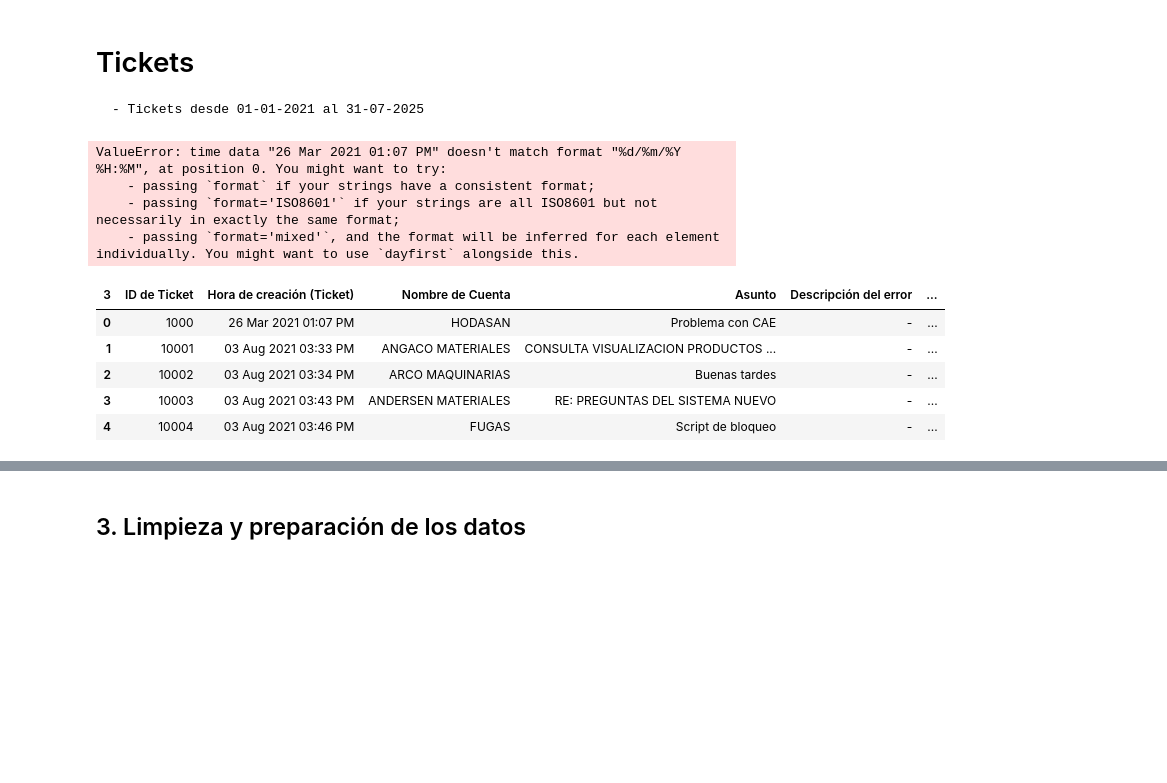
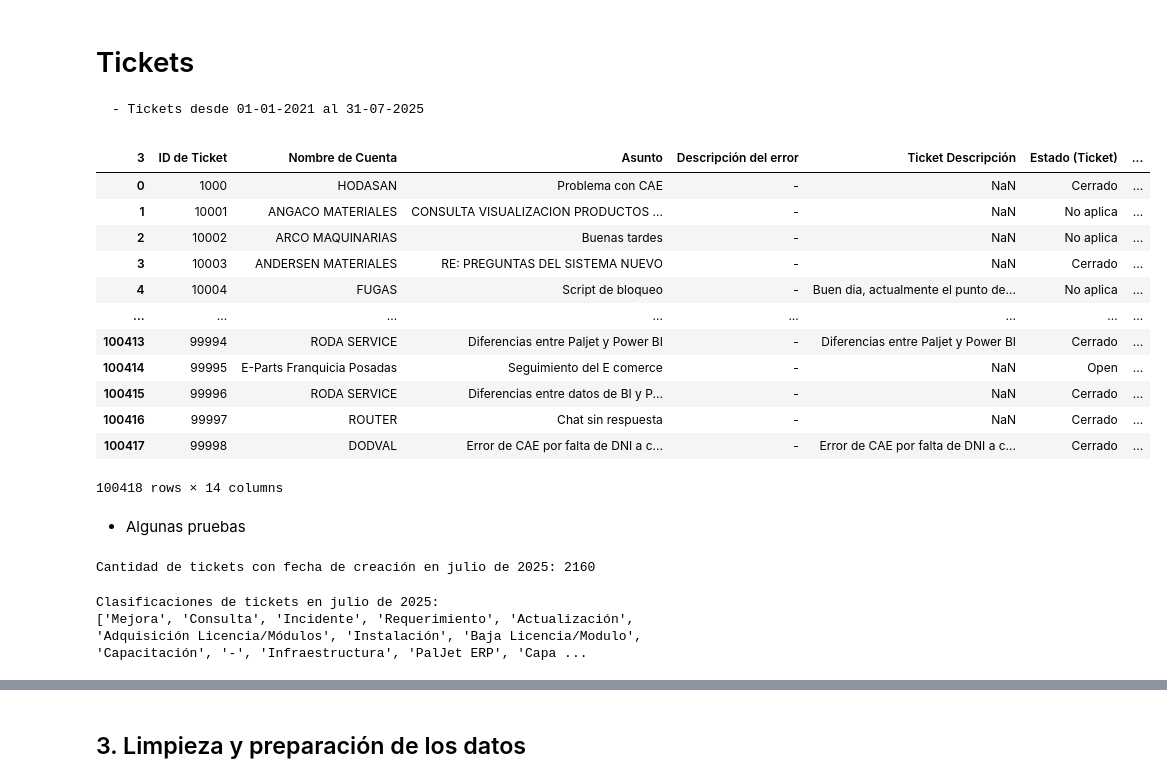
Before and after one commit to christiansaluzzo/Etsol_AnalisisClientes, a Jupyter notebook: análisis_clientes.ipynb, the cells around one changed output, grey strips where cells are left out. Saved outputs shown, nothing was run; the diff lists cells and outputs as text; code cells hidden in the pictures; blank space fills up the shorter version.

Commit message:
Actualización del notebook

```diff
--- a/análisis_clientes.ipynb
+++ b/análisis_clientes.ipynb
@@ -139,30 +139,30 @@ df_tickets = df_crudo_tickets[4:] # Selecciona todas las filas desde el índice
 df_tickets.columns = new_header
 df_tickets = df_tickets.reset_index(drop=True) # Reniciamos el índice
 
-
 # Especifica el formato de acuerdo a tu caso
-formato = '%d/%m/%Y %H:%M'  # formato fecha y hora
+formato = '%d %b %Y %I:%M %p'  # dd: día, MMM: mes abreviado, yyyy: año, HH: horas en formato 12h, MM: minutos, AM/PM
 # Separamos fecha y hora en campos diferentes
 df_tickets['Fecha_creacion'] = pd.to_datetime(df_tickets['Hora de creación (Ticket)'], format=formato).dt.date
 df_tickets['Hora_creacion'] = pd.to_datetime(df_tickets['Hora de creación (Ticket)'], format=formato).dt.time
 
-"""
-# Separamos fecha y hora en campos diferentes
-df_tickets['Fecha_creacion'] = pd.to_datetime(df_tickets['Hora de creación (Ticket)']).dt.date
-df_tickets['Hora_creacion'] = pd.to_datetime(df_tickets['Hora de creación (Ticket)']).dt.time
-#df['Fecha_cierre'] = pd.to_datetime(df['Fecha de cierre']).dt.date
-"""
+#Eliminamos la columna "Hora de creación (Ticket)"
+df_tickets = df_tickets.drop(columns=['Hora de creación (Ticket)'])
+
+# Encontramos casos de tickets que NO tienen cargado el cliente. Se usan para esos casos los valores "-" y "--" vamos a reemplazarlos
+df_tickets["Nombre de Cuenta"] = df_tickets["Nombre de Cuenta"].replace(["-", "--"], "s/r")
-# %% [output]
-ValueError: time data "26 Mar 2021 01:07 PM" doesn't match format "%d/%m/%Y %H:%M", at position 0. You might want to try:
-    - passing `format` if your strings have a consistent format;
-    - passing `format='ISO8601'` if your strings are all ISO8601 but not necessarily in exactly the same format;
-    - passing `format='mixed'`, and the format will be inferred for each element individually. You might want to use `dayfirst` alongside this.
 # %%
-df_tickets.head(5)
+df_tickets.head(-2)
 # %% [output]
-| 3 | ID de Ticket | Hora de creación (Ticket) | Nombre de Cuenta | Asunto | Descripción del error | ... |
-| 0 | 1000 | 26 Mar 2021 01:07 PM | HODASAN | Problema con CAE | - | ... |
-| 1 | 10001 | 03 Aug 2021 03:33 PM | ANGACO MATERIALES | CONSULTA VISUALIZACION PRODUCTOS ... | - | ... |
-| 2 | 10002 | 03 Aug 2021 03:34 PM | ARCO MAQUINARIAS | Buenas tardes | - | ... |
-| 3 | 10003 | 03 Aug 2021 03:43 PM | ANDERSEN MATERIALES | RE: PREGUNTAS DEL SISTEMA NUEVO | - | ... |
-| 4 | 10004 | 03 Aug 2021 03:46 PM | FUGAS | Script de bloqueo | - | ... |
+| 3 | ID de Ticket | Nombre de Cuenta | Asunto | Descripción del error | Ticket Descripción | Estado (Ticket) | ... |
+| 0 | 1000 | HODASAN | Problema con CAE | - | NaN | Cerrado | ... |
+| 1 | 10001 | ANGACO MATERIALES | CONSULTA VISUALIZACION PRODUCTOS ... | - | NaN | No aplica | ... |
+| 2 | 10002 | ARCO MAQUINARIAS | Buenas tardes | - | NaN | No aplica | ... |
+| 3 | 10003 | ANDERSEN MATERIALES | RE: PREGUNTAS DEL SISTEMA NUEVO | - | NaN | Cerrado | ... |
+| 4 | 10004 | FUGAS | Script de bloqueo | - | Buen dia, actualmente el punto de... | No aplica | ... |
+| ... | ... | ... | ... | ... | ... | ... | ... |
+| 100413 | 99994 | RODA SERVICE | Diferencias entre Paljet y Power BI | - | Diferencias entre Paljet y Power BI | Cerrado | ... |
+| 100414 | 99995 | E-Parts Franquicia Posadas | Seguimiento del E comerce | - | NaN | Open | ... |
+| 100415 | 99996 | RODA SERVICE | Diferencias entre datos de BI y P... | - | NaN | Cerrado | ... |
+| 100416 | 99997 | ROUTER | Chat sin respuesta | - | NaN | Cerrado | ... |
+| 100417 | 99998 | DODVAL | Error de CAE por falta de DNI a c... | - | Error de CAE por falta de DNI a c... | Cerrado | ... |
+100418 rows × 14 columns
@@ -180,0 +169,28 @@ df_tickets["Nombre de Cuenta"] = df_tickets["Nombre de Cuenta"].replace(["-", "-
+# %% [markdown]
+- Algunas pruebas
+# %%
+# Asegúrate de que 'Fecha_creacion' es de tipo datetime
+df_tickets['Fecha_creacion'] = pd.to_datetime(df_tickets['Fecha_creacion'])
+# Filtrar los tickets de julio de 2025
+tickets_julio_2025 = df_tickets.loc[(df_tickets['Fecha_creacion'].dt.month == 7) &
+                                      (df_tickets['Fecha_creacion'].dt.year == 2025)]
+# Contar la cantidad de tickets
+cantidad_tickets = tickets_julio_2025.shape[0]  # O puedes usar len(tickets_julio_2025)
+print(f'Cantidad de tickets con fecha de creación en julio de 2025: {cantidad_tickets}')
+# %% [output]
+Cantidad de tickets con fecha de creación en julio de 2025: 2160
+# %%
+# Asegúrate de que 'Fecha_creacion' es de tipo datetime
+df_tickets['Fecha_creacion'] = pd.to_datetime(df_tickets['Fecha_creacion'])
+# Filtrar los tickets de julio de 2025
+tickets_julio_2025 = df_tickets.loc[(df_tickets['Fecha_creacion'].dt.month == 7) &
+                                      (df_tickets['Fecha_creacion'].dt.year == 2025)]
+# Obtener todas las clasificaciones únicas
+clasificaciones_unicas = tickets_julio_2025['Clasificaciones'].unique()
+# Convertir a una lista si lo deseas
+clasificaciones_lista = clasificaciones_unicas.tolist()
+print("Clasificaciones de tickets en julio de 2025:")
+print(clasificaciones_lista)
+# %% [output]
+Clasificaciones de tickets en julio de 2025:
+['Mejora', 'Consulta', 'Incidente', 'Requerimiento', 'Actualización', 'Adquisición Licencia/Módulos', 'Instalación', 'Baja Licencia/Modulo', 'Capacitación', '-', 'Infraestructura', 'PalJet ERP', 'Capa ...
```
Also changed, not shown: parts of 2 cells of this notebook.
